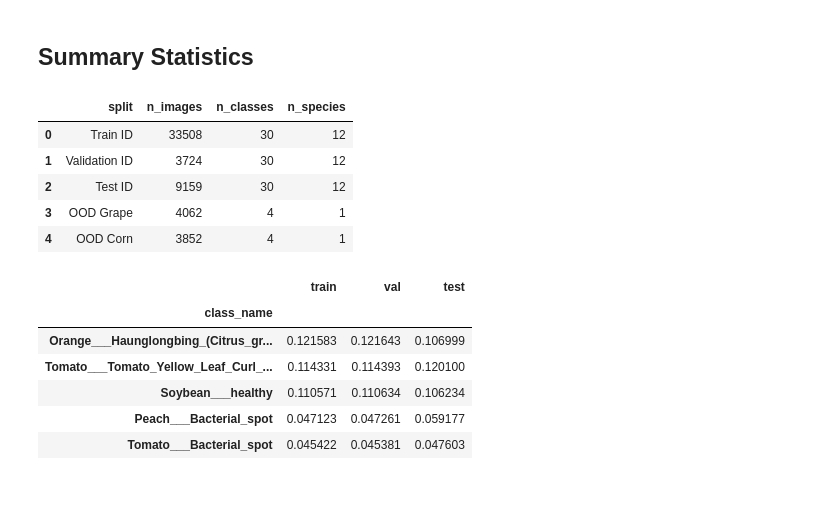
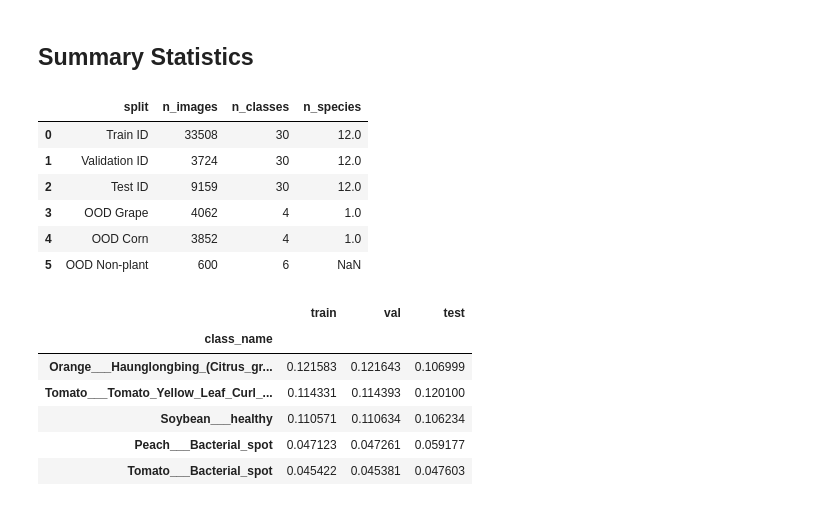
Before and after one commit to vbhaga89/COS801_Project, a Jupyter notebook: rq7.3-ood-abstention/01_dataset_setup.ipynb, the cells around one changed output. Saved outputs shown, nothing was run; the diff lists cells and outputs as text; code cells hidden in the pictures.

Commit message:
Included Non-plant dataset into Notebook 1

```diff
--- a/rq7.3-ood-abstention/01_dataset_setup.ipynb
+++ b/rq7.3-ood-abstention/01_dataset_setup.ipynb
@@ -183,0 +230,25 @@ train_id, val_id = train_test_split(
+# %%
+# Select 100 random images from each category
+SEED = 42
+
+ood_nonplant = (
+    nonplant_df
+    .groupby("category", group_keys=False)
+    .sample(n=100, random_state=SEED)
+    .reset_index(drop=True)
+)
+# %%
+ood_nonplant["class_name"] = ood_nonplant["category"]
+ood_nonplant["species"] = None
+ood_nonplant["official_split"] = None
+
+ood_nonplant = ood_nonplant[
+    [
+        "path",
+        "class_name",
+        "species",
+        "official_split",
+    ]
+]
+
+ood_nonplant.head()
@@ -214,42 +292,47 @@ All split integrity checks passed.
 split_summary = pd.DataFrame({
     "split": [
         "Train ID",
         "Validation ID",
         "Test ID",
         "OOD Grape",
-        "OOD Corn"
+        "OOD Corn",
+        "OOD Non-plant",
     ],
     "n_images": [
         len(train_id),
         len(val_id),
         len(test_id),
         len(ood_grape),
-        len(ood_corn)
+        len(ood_corn),
+        len(ood_nonplant),
     ],
     "n_classes": [
         train_id["class_name"].nunique(),
         val_id["class_name"].nunique(),
         test_id["class_name"].nunique(),
         ood_grape["class_name"].nunique(),
-        ood_corn["class_name"].nunique()
+        ood_corn["class_name"].nunique(),
+        ood_nonplant["class_name"].nunique(),
     ],
     "n_species": [
         train_id["species"].nunique(),
         val_id["species"].nunique(),
         test_id["species"].nunique(),
         ood_grape["species"].nunique(),
-        ood_corn["species"].nunique()
+        ood_corn["species"].nunique(),
+        None
     ]
 })
 
 split_summary
 # %% [output]
 |  | split | n_images | n_classes | n_species |
-| 0 | Train ID | 33508 | 30 | 12 |
-| 1 | Validation ID | 3724 | 30 | 12 |
-| 2 | Test ID | 9159 | 30 | 12 |
-| 3 | OOD Grape | 4062 | 4 | 1 |
-| 4 | OOD Corn | 3852 | 4 | 1 |
+| 0 | Train ID | 33508 | 30 | 12.0 |
+| 1 | Validation ID | 3724 | 30 | 12.0 |
+| 2 | Test ID | 9159 | 30 | 12.0 |
+| 3 | OOD Grape | 4062 | 4 | 1.0 |
+| 4 | OOD Corn | 3852 | 4 | 1.0 |
+| 5 | OOD Non-plant | 600 | 6 | NaN |
 # %%
 class_distribution = pd.concat(
     [
```
Also changed, not shown: parts of 9 cells of this notebook, 2 other files.
